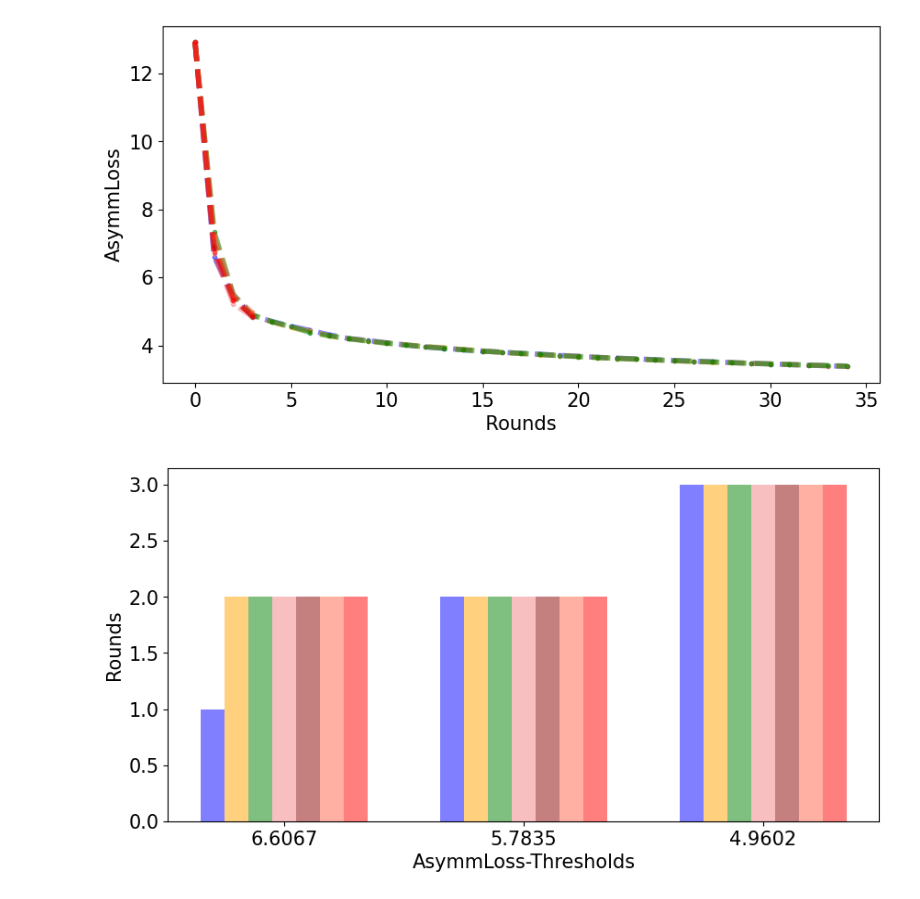
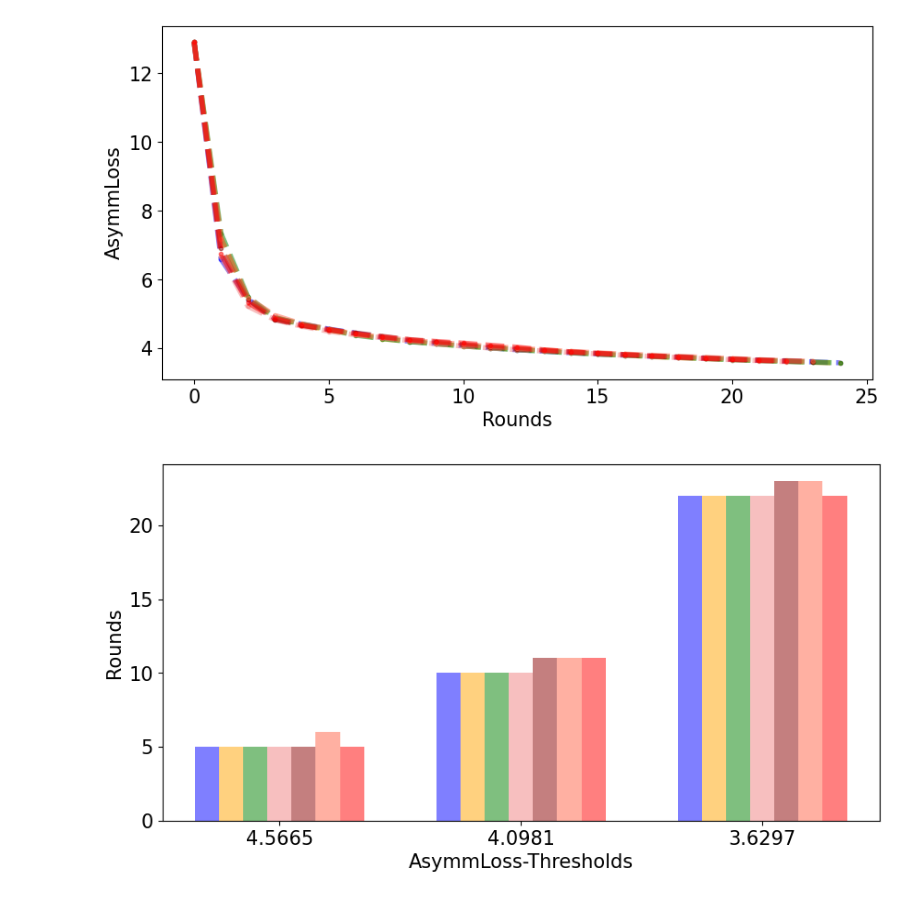
Before and after one commit to TaehwanY98/Fed-Ref, a Jupyter notebook: 2.FEMNIST.ipynb, the cells around one changed output. Saved outputs shown, nothing was run; the diff lists cells and outputs as text; code cells hidden in the pictures.

```diff
--- a/2.FEMNIST.ipynb
+++ b/2.FEMNIST.ipynb
@@ -75,29 +75,30 @@ def ploting(fedavg, fedprox, fedref, title="MNIST Classification", metric="loss"
         h.append(plt.Line2D([0], [0], color=fedref_colors[i+2], lw=4))
     # ax.legend(h, l, fontsize=15)
     fig.show()
+# %%
+n =25
 # %%
-n =35
 fedavg = pd.read_csv("Result/fedavg/fedavg_femnist.csv")
 fedprox = pd.read_csv("Result/fedprox/fedprox_femnist.csv")
 fedopt = pd.read_csv("Result/fedopt/fedopt_femnist.csv")
 fedref = [{**fedopt.to_dict("series"), **{"label":"fedopt(η:0.01, β1:0.9, β2:0.99, τ:1e-4)"}},
     {**pd.read_csv("./Result/fedref/fedref_femnist_lda11.0_p1.csv").to_dict("series"), **{"label":"fedref(λg:0.1, ρ:1)"}},
     {**pd.read_csv("./Result/fedref/fedref_femnist_lda11.0_p3.csv").to_dict("series"), **{"label":"fedref(λg:0.1, ρ:3)"}},
     {**pd.read_csv("./Result/fedref/fedref_femnist_lda11.0_p5.csv").to_dict("series"), **{"label":"fedref(λg:0.1, ρ:5)"}},
     {**pd.read_csv("./Result/fedref/fedref_femnist_lda11.0_p7.csv").to_dict("series"), **{"label":"fedref(λg:0.1, ρ:7)"}}
     ]
 loss_std = max([fedavg["loss"][:n].min()]+[fedprox["loss"][:n].min()]+[min(l["loss"][:n]) for i,l in enumerate(fedref)])
 loss_std2 = abs(sum([l["loss"].std() for i,l in enumerate(fedref)])/(len(fedref)))
 acc_std = min([fedavg["accuracy"][:n].max()]+[fedprox["accuracy"][:n].max()]+[l["accuracy"][:n].max() for i,l in enumerate(fedref)])
 acc_std2 = abs(sum([l["accuracy"][:n].std() for i,l in enumerate(fedref)])/(len(fedref)))
 f1_score_std = abs(sum([l["f1score"][:n].std() for i,l in enumerate(fedref)])/(len(fedref)))
 f1_score_std2 = min([fedavg["f1score"][:n].max()]+[fedprox["f1score"][:n].max()]+[l["f1score"][:n].max() for i,l in enumerate(fedref)])
 # f1_score_std2 = abs(sum([l["f1score"][:n].std() for i,l in enumerate(fedref) if i!=0])/(len(fedref)+2))
 # print(acc_std, acc_std2)
 # print(f1_score_std, f1_score_std2)
 ploting(fedavg, fedprox, fedref, title="FEMNIST Classification", metric="loss", num=n, thresholds=[loss_std+0.5*loss_std2, loss_std+0.25*loss_std2, loss_std])
 ploting(fedavg, fedprox, fedref, title="FEMNIST Classification", metric="accuracy", num=n, thresholds=[acc_std-0.5*acc_std2, acc_std-0.25*acc_std2, acc_std])
 ploting(fedavg, fedprox, fedref, title="FEMNIST Classification", metric="f1score", num=n, thresholds=[f1_score_std2-0.5*f1_score_std, f1_score_std2-0.25*f1_score_std, f1_score_std2])
 # %% [output]
-[figure, old version]
+[figure, new version]
-[figure, old version]
+[figure, new version]
```
Also changed, not shown: parts of 4 cells of this notebook, 2 other files.
